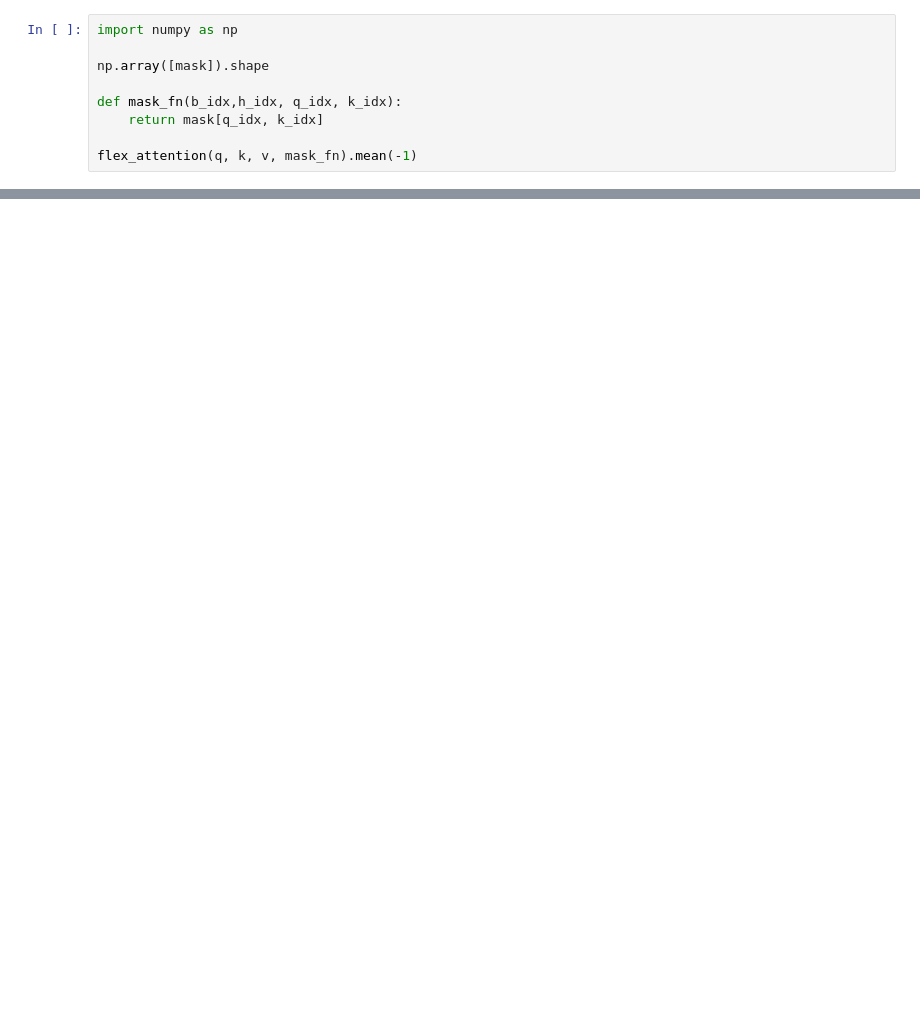
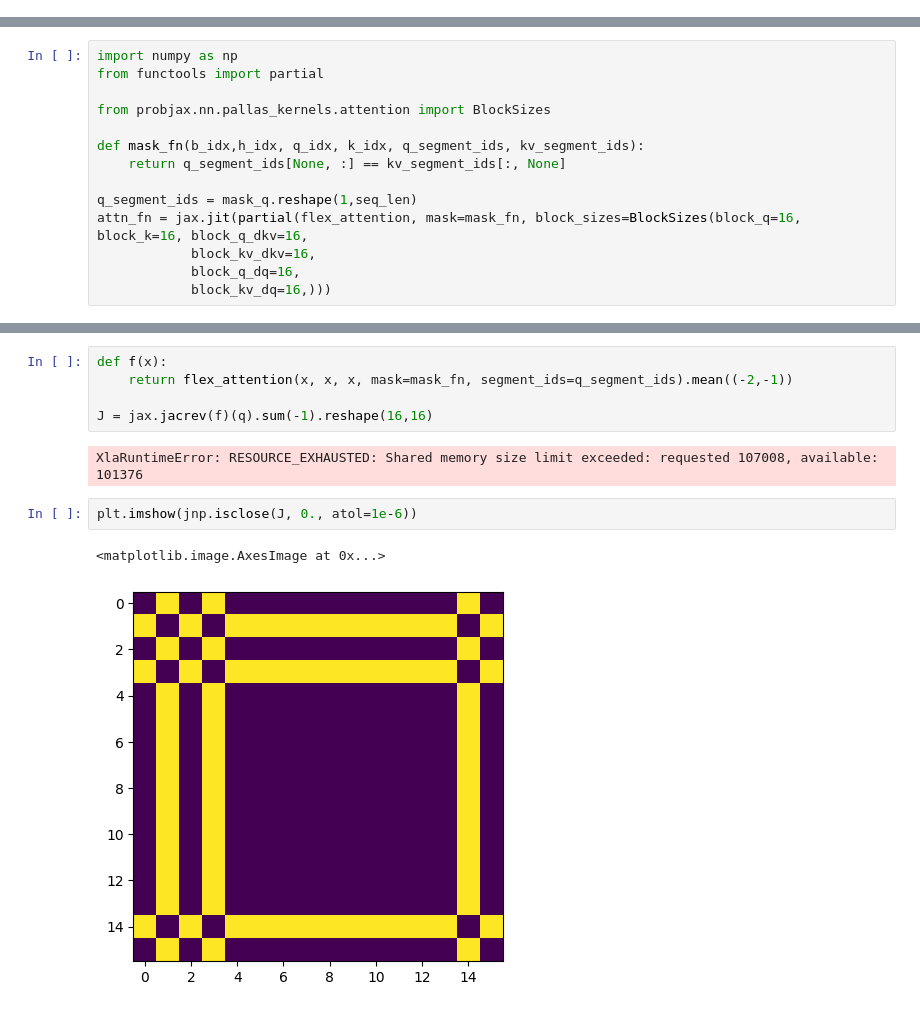
Before and after one commit to mackelab/probjax, a Jupyter notebook: examples/nn/transformers/flex_attention.ipynb, the cells around one changed output, grey strips where cells are left out. Cells and saved outputs as stored; diff of their text form; blank space fills up the shorter version.

```diff
--- a/examples/nn/transformers/flex_attention.ipynb
+++ b/examples/nn/transformers/flex_attention.ipynb
@@ -29,9 +34,0 @@ Array([[[-0.11285867, -0.12829787,  0.5126359 ],
-# %%
-import numpy as np
-
-np.array([mask]).shape
-
-def mask_fn(b_idx,h_idx, q_idx, k_idx):
-    return mask[q_idx, k_idx]
-
-flex_attention(q, k, v, mask_fn).mean(-1)
@@ -59,0 +56,14 @@ Type:      function
+# %%
+import numpy as np
+from functools import partial
+
+from probjax.nn.pallas_kernels.attention import BlockSizes
+
+def mask_fn(b_idx,h_idx, q_idx, k_idx, q_segment_ids, kv_segment_ids):
+    return q_segment_ids[None, :] == kv_segment_ids[:, None]
+
+q_segment_ids = mask_q.reshape(1,seq_len)
+attn_fn = jax.jit(partial(flex_attention, mask=mask_fn, block_sizes=BlockSizes(block_q=16, block_k=16, block_q_dkv=16,
+            block_kv_dkv=16,
+            block_q_dq=16,
+            block_kv_dq=16,)))
@@ -59,0 +82,12 @@ Type:      function
+# %%
+def f(x):
+    return flex_attention(x, x, x, mask=mask_fn, segment_ids=q_segment_ids).mean((-2,-1))
+
+J = jax.jacrev(f)(q).sum(-1).reshape(16,16)
+# %% [output]
+XlaRuntimeError: RESOURCE_EXHAUSTED: Shared memory size limit exceeded: requested 107008, available: 101376
+# %%
+plt.imshow(jnp.isclose(J, 0., atol=1e-6))
+# %% [output]
+<matplotlib.image.AxesImage at 0x...>
+[figure, added]
```
Also changed, not shown: parts of 15 cells of this notebook, 8 other files.
